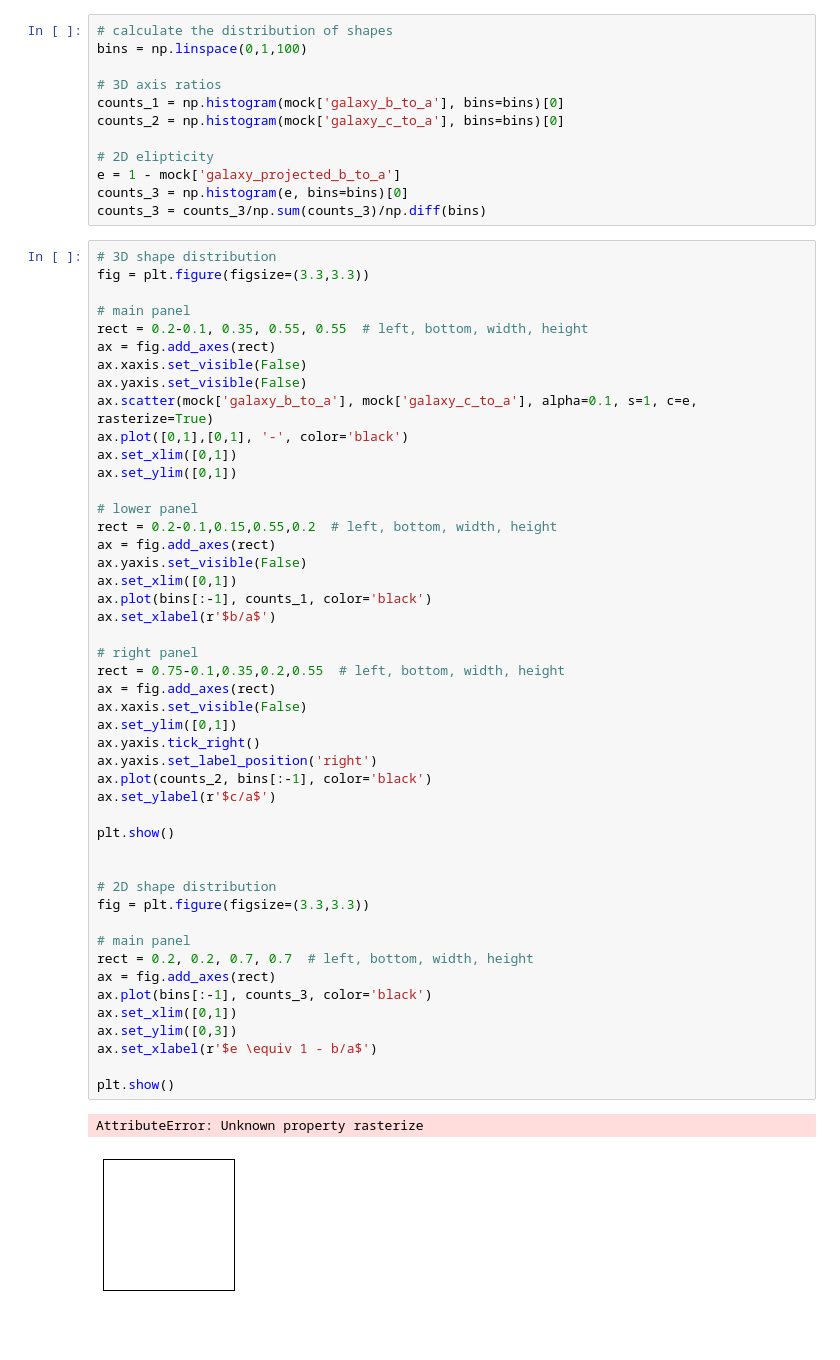
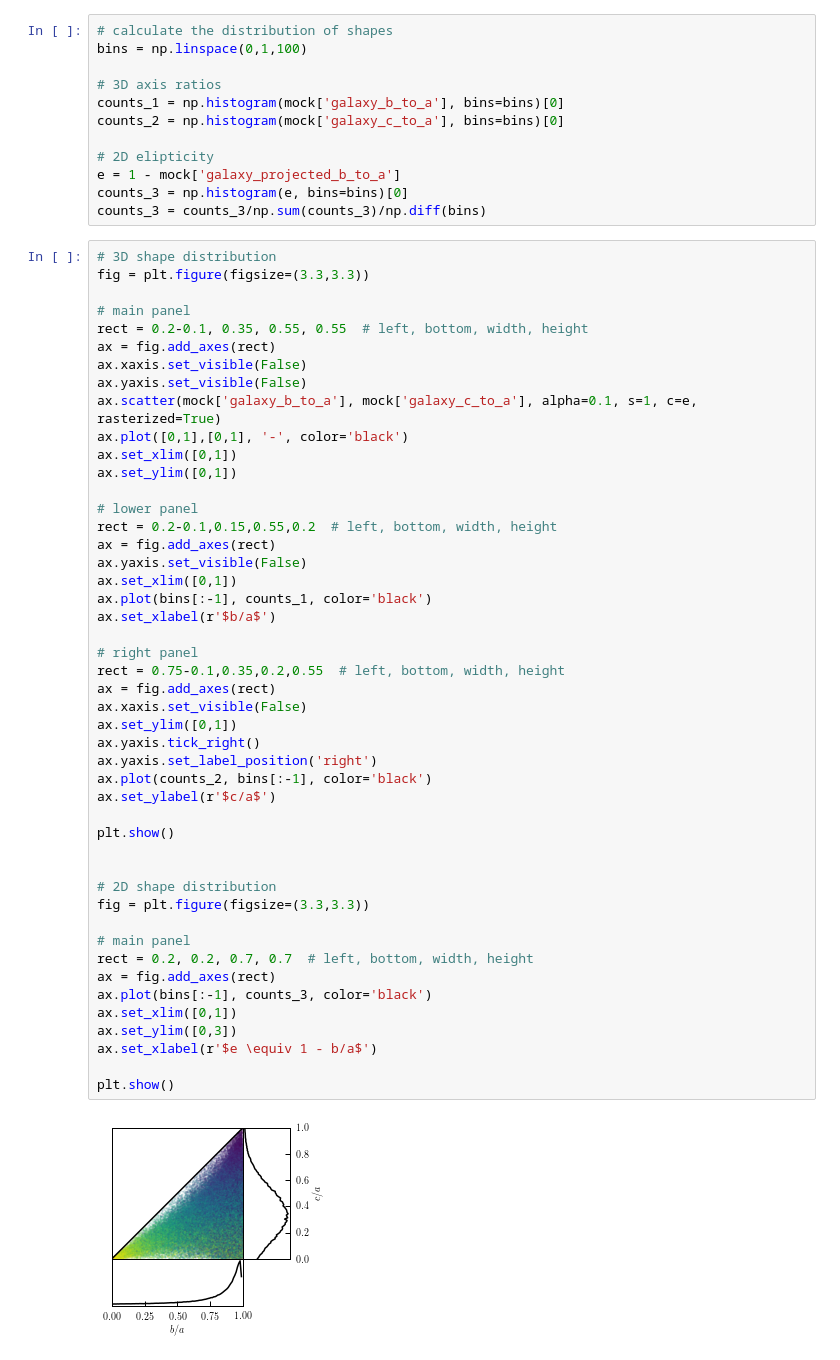
Before and after one commit to duncandc/galaxy_shapes, a Jupyter notebook: shape_models/shape_demo.ipynb, the cells around one changed output. Saved outputs shown, nothing was run; the diff lists cells and outputs as text; blank space fills up the shorter version.

```diff
--- a/shape_models/shape_demo.ipynb
+++ b/shape_models/shape_demo.ipynb
@@ -109,7 +109,7 @@ rect = 0.2-0.1, 0.35, 0.55, 0.55  # left, bottom, width, height
 ax = fig.add_axes(rect)
 ax.xaxis.set_visible(False)
 ax.yaxis.set_visible(False)
-ax.scatter(mock['galaxy_b_to_a'], mock['galaxy_c_to_a'], alpha=0.1, s=1, c=e, rasterize=True)
+ax.scatter(mock['galaxy_b_to_a'], mock['galaxy_c_to_a'], alpha=0.1, s=1, c=e, rasterized=True)
 ax.plot([0,1],[0,1], '-', color='black')
 ax.set_xlim([0,1])
 ax.set_ylim([0,1])
@@ -121,32 +121,31 @@ ax.yaxis.set_visible(False)
 ax.set_xlim([0,1])
 ax.plot(bins[:-1], counts_1, color='black')
 ax.set_xlabel(r'$b/a$')
 
 # right panel
 rect = 0.75-0.1,0.35,0.2,0.55  # left, bottom, width, height
 ax = fig.add_axes(rect)
 ax.xaxis.set_visible(False)
 ax.set_ylim([0,1])
 ax.yaxis.tick_right()
 ax.yaxis.set_label_position('right')
 ax.plot(counts_2, bins[:-1], color='black')
 ax.set_ylabel(r'$c/a$')
 
 plt.show()
 
 
 # 2D shape distribution
 fig = plt.figure(figsize=(3.3,3.3))
 
 # main panel
 rect = 0.2, 0.2, 0.7, 0.7  # left, bottom, width, height
 ax = fig.add_axes(rect)
 ax.plot(bins[:-1], counts_3, color='black')
 ax.set_xlim([0,1])
 ax.set_ylim([0,3])
 ax.set_xlabel(r'$e \equiv 1 - b/a$')
 
 plt.show()
 # %% [output]
-AttributeError: Unknown property rasterize
-[figure, old version]
+[figure, new version]
```
Also changed, not shown: parts of 1 cell of this notebook.
